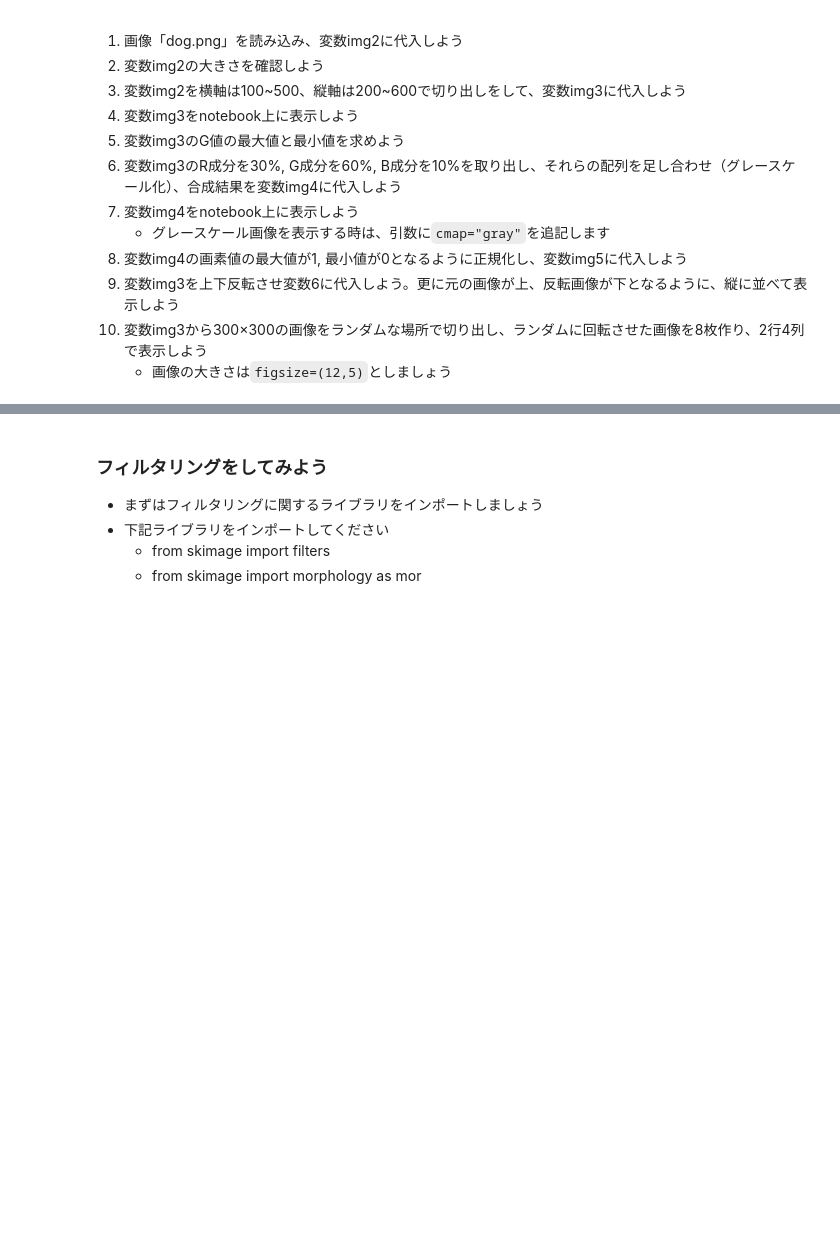
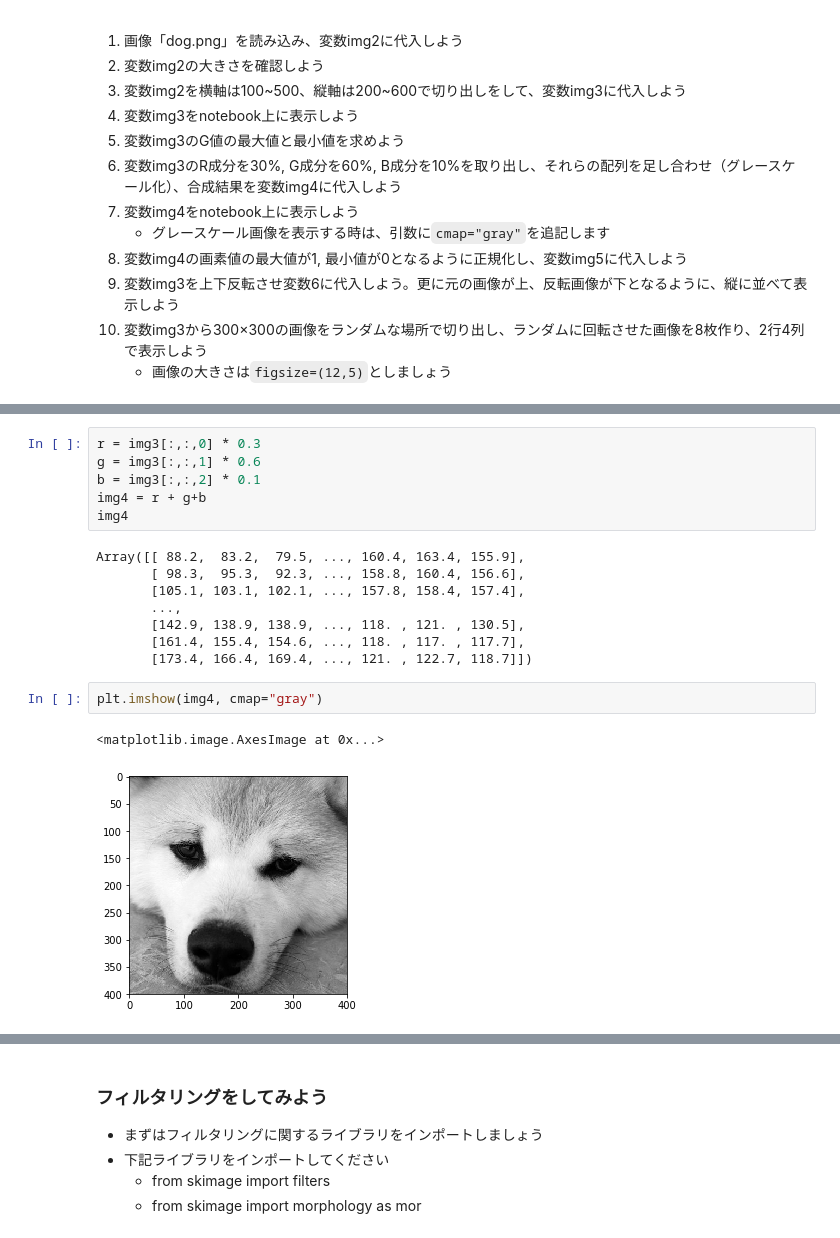
Before and after one commit to kaoru387/image_process_try, a Jupyter notebook: Image_preprocess.ipynb, the cells around one changed output, grey strips where cells are left out. Drawn from its saved outputs; the diff is of its cells as text; blank space fills up the shorter version.

```diff
--- a/Image_preprocess.ipynb
+++ b/Image_preprocess.ipynb
@@ -286,0 +393,19 @@ plt.imshow(img6)
+# %%
+r = img3[:,:,0] * 0.3
+g = img3[:,:,1] * 0.6
+b = img3[:,:,2] * 0.1
+img4 = r + g+b
+img4
+# %% [output]
+Array([[ 88.2,  83.2,  79.5, ..., 160.4, 163.4, 155.9],
+       [ 98.3,  95.3,  92.3, ..., 158.8, 160.4, 156.6],
+       [105.1, 103.1, 102.1, ..., 157.8, 158.4, 157.4],
+       ...,
+       [142.9, 138.9, 138.9, ..., 118. , 121. , 130.5],
+       [161.4, 155.4, 154.6, ..., 118. , 117. , 117.7],
+       [173.4, 166.4, 169.4, ..., 121. , 122.7, 118.7]])
+# %%
+plt.imshow(img4, cmap="gray")
+# %% [output]
+<matplotlib.image.AxesImage at 0x...>
+[figure, added]
```
Also changed, not shown: parts of 36 cells of this notebook.
